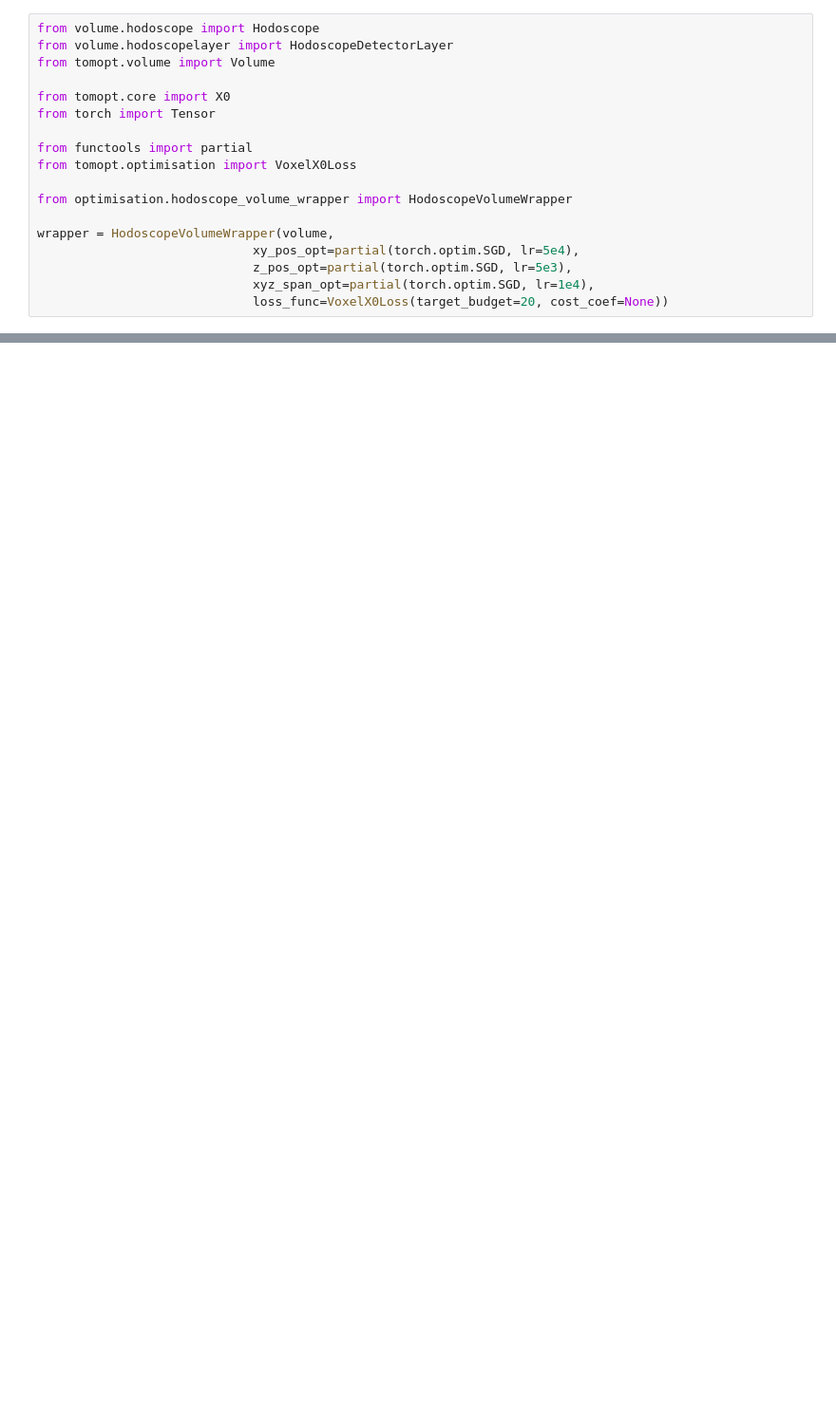
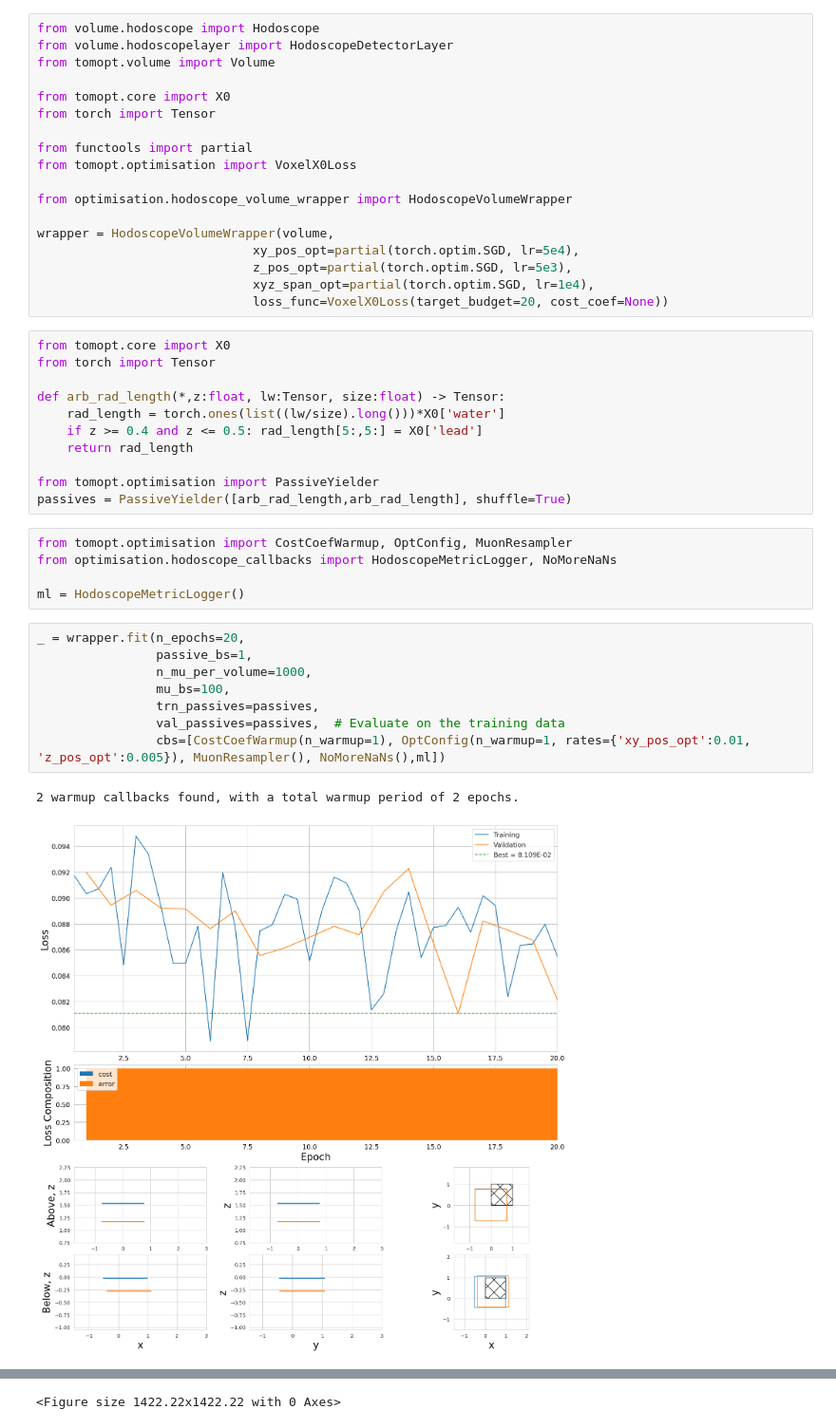
Before and after one commit to vischia/TomOptCargo, a Jupyter notebook: HodoscopeDetectorPanel_dev.ipynb, the cells around one changed output, grey strips where cells are left out. Shown at 95% size. Saved outputs shown, nothing was run; the diff lists cells and outputs as text; blank space fills up the shorter version.

```diff
--- a/HodoscopeDetectorPanel_dev.ipynb
+++ b/HodoscopeDetectorPanel_dev.ipynb
@@ -252,3 +146,30 @@ wrapper = HodoscopeVolumeWrapper(volume,
                              z_pos_opt=partial(torch.optim.SGD, lr=5e3),
                              xyz_span_opt=partial(torch.optim.SGD, lr=1e4),
                              loss_func=VoxelX0Loss(target_budget=20, cost_coef=None))
+# %%
+from tomopt.core import X0
+from torch import Tensor
+
+def arb_rad_length(*,z:float, lw:Tensor, size:float) -> Tensor:
+    rad_length = torch.ones(list((lw/size).long()))*X0['water']
+    if z >= 0.4 and z <= 0.5: rad_length[5:,5:] = X0['lead']
+    return rad_length
+
+from tomopt.optimisation import PassiveYielder
+passives = PassiveYielder([arb_rad_length,arb_rad_length], shuffle=True)
+# %%
+from tomopt.optimisation import CostCoefWarmup, OptConfig, MuonResampler
+from optimisation.hodoscope_callbacks import HodoscopeMetricLogger, NoMoreNaNs
+
+ml = HodoscopeMetricLogger()
+# %%
+_ = wrapper.fit(n_epochs=20,
+                passive_bs=1,
+                n_mu_per_volume=1000,
+                mu_bs=100,
+                trn_passives=passives,
+                val_passives=passives,  # Evaluate on the training data
+                cbs=[CostCoefWarmup(n_warmup=1), OptConfig(n_warmup=1, rates={'xy_pos_opt':0.01, 'z_pos_opt':0.005}), MuonResampler(), NoMoreNaNs(),ml])
+# %% [output]
+2 warmup callbacks found, with a total warmup period of 2 epochs.
+[figure, added]
@@ -254,0 +194 @@ wrapper = HodoscopeVolumeWrapper(volume,
+<Figure size 1422.22x1422.22 with 0 Axes>
```
Also changed, not shown: parts of 14 cells of this notebook.
